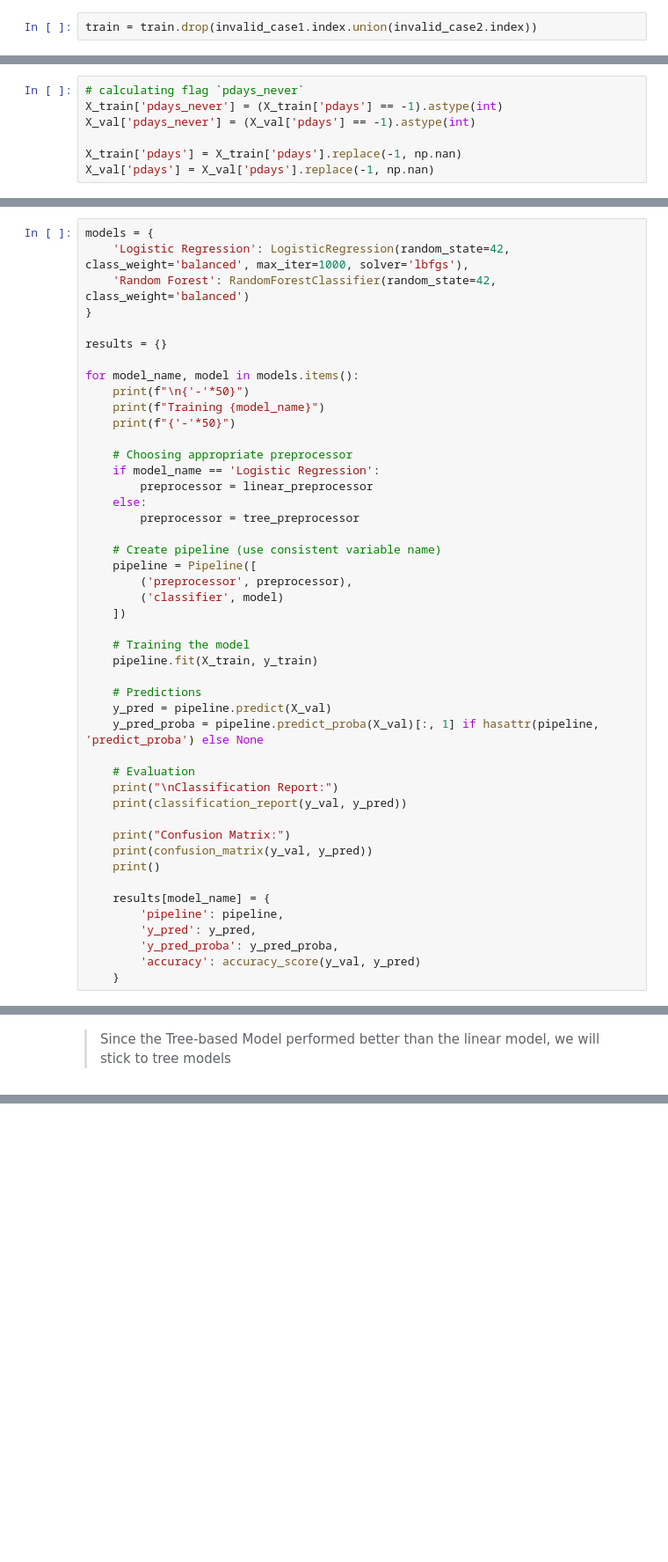
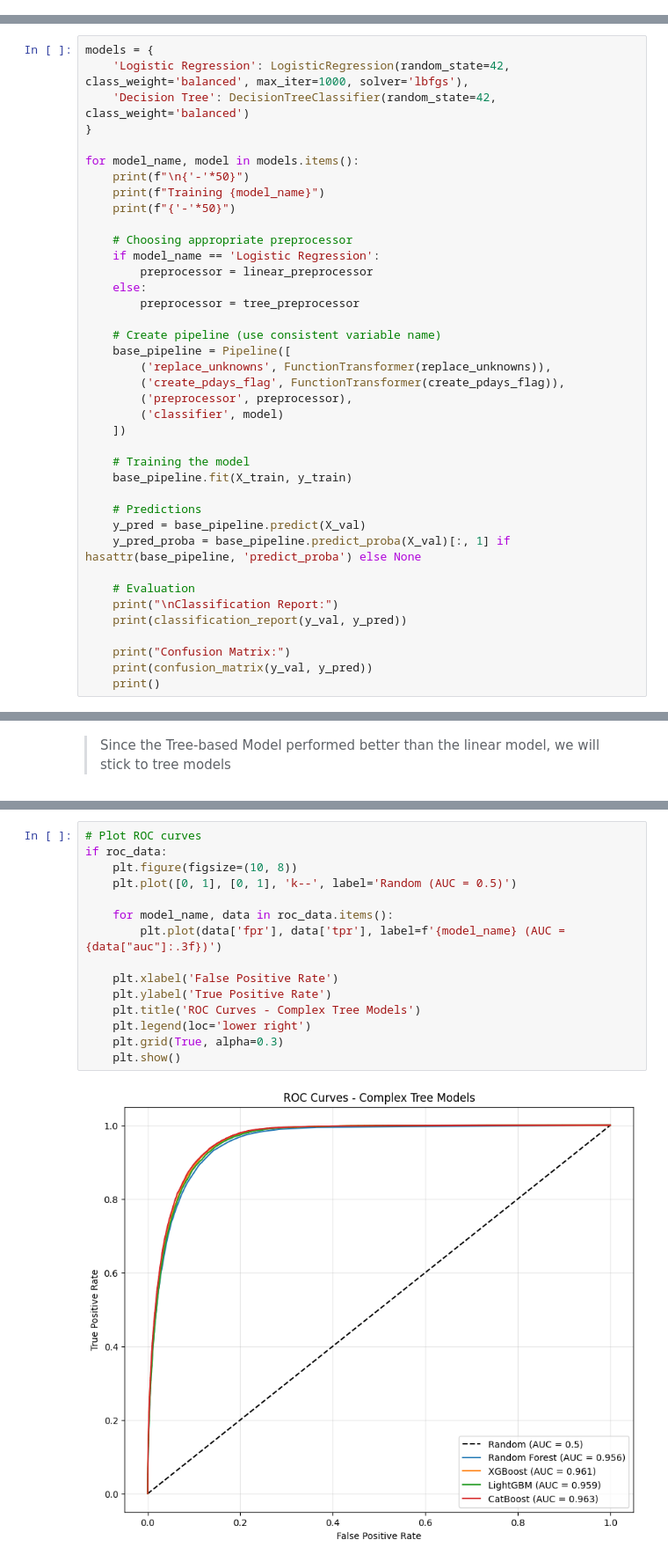
Before and after one commit to Mariam-ElMeligy/PyTheGo, a Jupyter notebook: Binary_Bank_Competition/binary-bank-competition.ipynb, the cells around one changed output, grey strips where cells are left out. Shown at 88% size. Saved outputs shown, nothing was run; the diff lists cells and outputs as text; blank space fills up the shorter version.

```diff
--- a/Binary_Bank_Competition/binary-bank-competition.ipynb
+++ b/Binary_Bank_Competition/binary-bank-competition.ipynb
@@ -238,5 +221,3 @@ print("Case 2 violations:", len(invalid_case2))
 # %% [output]
 Case 1 violations: 14
 Case 2 violations: 17
-# %%
-train = train.drop(invalid_case1.index.union(invalid_case2.index))
@@ -334,7 +313,0 @@ X_val['education']   = X_val['education'].replace("unknown", np.nan)
-# %%
-# calculating flag `pdays_never`
-X_train['pdays_never'] = (X_train['pdays'] == -1).astype(int)
-X_val['pdays_never'] = (X_val['pdays'] == -1).astype(int)
-
-X_train['pdays'] = X_train['pdays'].replace(-1, np.nan)
-X_val['pdays'] = X_val['pdays'].replace(-1, np.nan)
@@ -471,10 +428,8 @@ tree_preprocessor = ColumnTransformer(
 # %%
 models = {
     'Logistic Regression': LogisticRegression(random_state=42, class_weight='balanced', max_iter=1000, solver='lbfgs'),
-    'Random Forest': RandomForestClassifier(random_state=42, class_weight='balanced')
+    'Decision Tree': DecisionTreeClassifier(random_state=42, class_weight='balanced')
 }
-
-results = {}
 
 for model_name, model in models.items():
     print(f"\n{'-'*50}")
@@ -488,17 +443,19 @@ for model_name, model in models.items():
         preprocessor = tree_preprocessor
 
     # Create pipeline (use consistent variable name)
-    pipeline = Pipeline([
+    base_pipeline = Pipeline([
+        ('replace_unknowns', FunctionTransformer(replace_unknowns)),
+        ('create_pdays_flag', FunctionTransformer(create_pdays_flag)),
         ('preprocessor', preprocessor),
         ('classifier', model)
     ])
 
     # Training the model
-    pipeline.fit(X_train, y_train)
+    base_pipeline.fit(X_train, y_train)
 
     # Predictions
-    y_pred = pipeline.predict(X_val)
-    y_pred_proba = pipeline.predict_proba(X_val)[:, 1] if hasattr(pipeline, 'predict_proba') else None
+    y_pred = base_pipeline.predict(X_val)
+    y_pred_proba = base_pipeline.predict_proba(X_val)[:, 1] if hasattr(base_pipeline, 'predict_proba') else None
 
     # Evaluation
     print("\nClassification Report:")
@@ -507,13 +464,6 @@ for model_name, model in models.items():
     print("Confusion Matrix:")
     print(confusion_matrix(y_val, y_pred))
     print()
-
-    results[model_name] = {
-        'pipeline': pipeline,
-        'y_pred': y_pred,
-        'y_pred_proba': y_pred_proba,
-        'accuracy': accuracy_score(y_val, y_pred)
-    }
 # %% [output]
 --------------------------------------------------
 Training Logistic Regression
@@ -654,0 +580,17 @@ cat_pipeline = Pipeline([
+# %%
+# Plot ROC curves
+if roc_data:
+    plt.figure(figsize=(10, 8))
+    plt.plot([0, 1], [0, 1], 'k--', label='Random (AUC = 0.5)')
+
+    for model_name, data in roc_data.items():
+        plt.plot(data['fpr'], data['tpr'], label=f'{model_name} (AUC = {data["auc"]:.3f})')
+
+    plt.xlabel('False Positive Rate')
+    plt.ylabel('True Positive Rate')
+    plt.title('ROC Curves - Complex Tree Models')
+    plt.legend(loc='lower right')
+    plt.grid(True, alpha=0.3)
+    plt.show()
+# %% [output]
+[figure, added]
```
Also changed, not shown: parts of 27 cells of this notebook, 1 other file.
